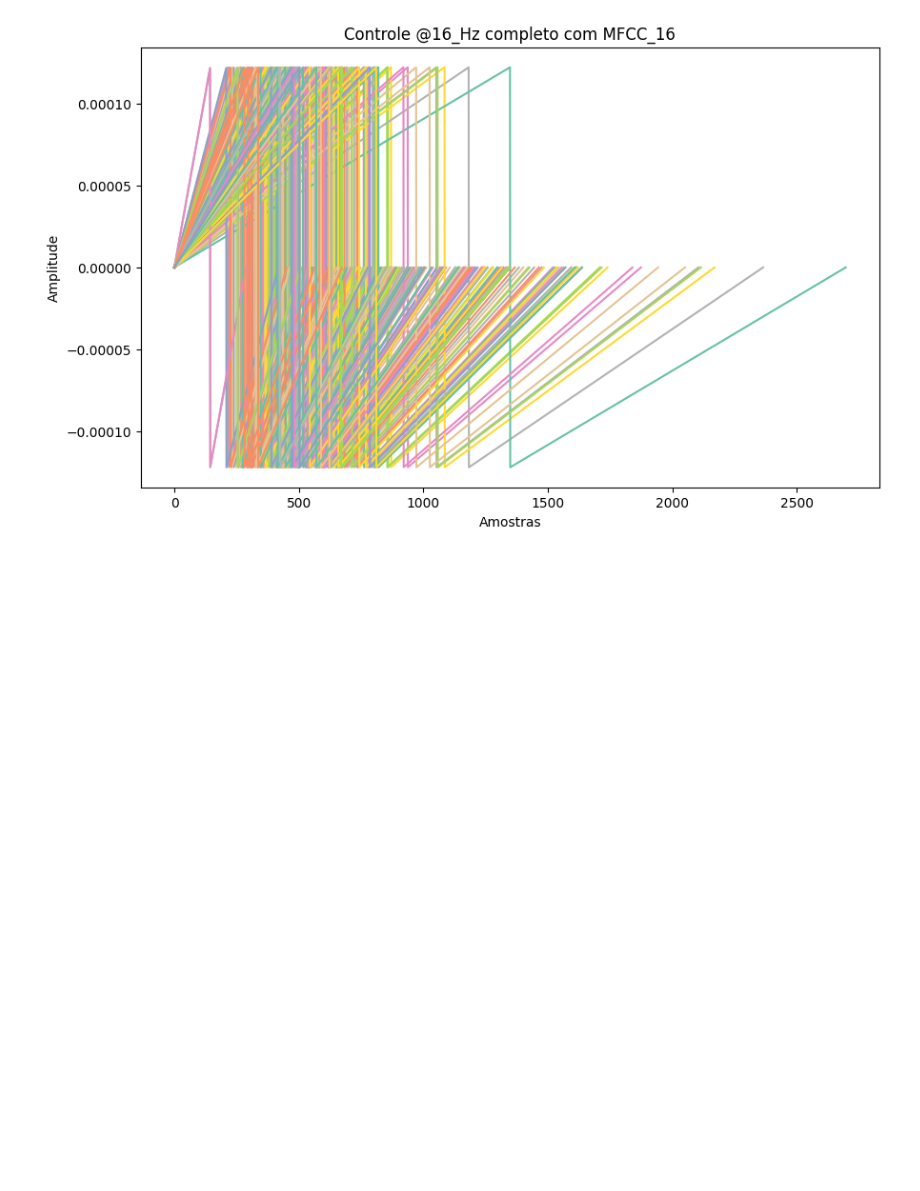
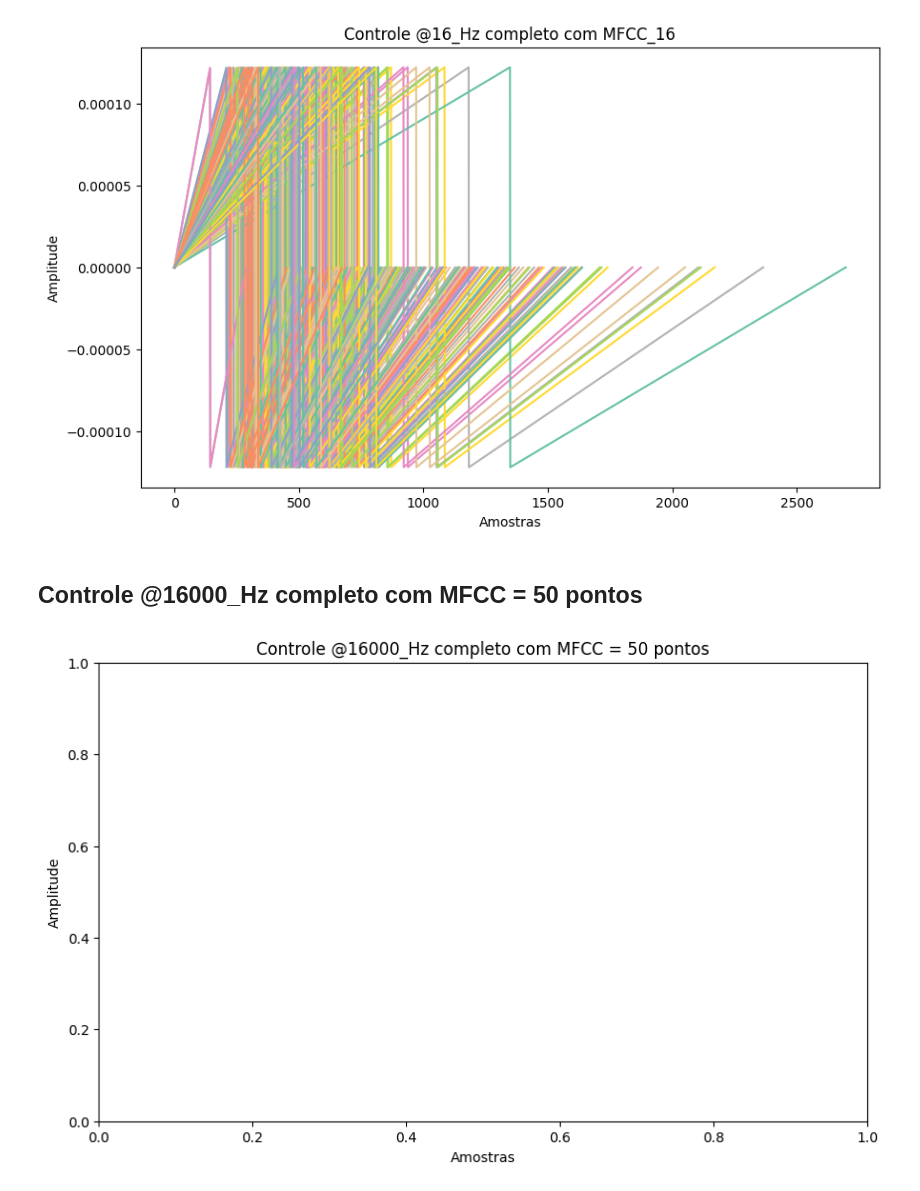
Before and after one commit to WoolierBrooks/AlzheimerDetect-Speech, a Jupyter notebook: scripts/ml_algorithms/01_Graphs.ipynb, the cells around one changed output. Cells and saved outputs as stored; diff of their text form; code cells hidden in the pictures; blank space fills up the shorter version.

```diff
--- a/scripts/ml_algorithms/01_Graphs.ipynb
+++ b/scripts/ml_algorithms/01_Graphs.ipynb
@@ -125,3 +125,33 @@ plt.ylabel("Amplitude")
 plt.show()
 # %% [output]
 [figure]
+# %% [markdown]
+## Controle @16000_Hz completo com MFCC = 50 pontos
+# %%
+# Pasta que contém os arquivos .npy
+folder_path = r"C:\Users\Lenovo\Desktop\IC\[99] Database Final (16000_0)\trimmed_audio\cookie_c\combined_audio"
+
+# Lista todos os arquivos .npy na pasta
+npy_files = [f for f in os.listdir(folder_path) if f.endswith(".npy")]
+
+# Criar uma figura para plotagem única
+plt.figure(figsize=(10, 6))
+
+# Usar uma paleta cíclica em vez de definir manualmente as cores
+palette = sns.color_palette("Set2", n_colors=len(npy_files))
+
+# Para visualizar todos os arquivos em um único gráfico, iterar sobre eles e plotar em uma única chamada
+for idx, npy_file in enumerate(npy_files):
+    # Carregue o arquivo .npy
+    audio_data = np.load(os.path.join(folder_path, npy_file))
+
+    # Plotar o áudio no gráfico, usando cores diferentes para cada arquivo
+    plt.plot(audio_data, label=f"Áudio {idx+1} - {npy_file}", color=palette[idx % len(palette)])
+
+# Adicionar rótulos e legenda
+plt.title("Controle @16000_Hz completo com MFCC = 50 pontos")
+plt.xlabel("Amostras")
+plt.ylabel("Amplitude")
+plt.show()
+# %% [output]
+[figure, added]
```
Also changed, not shown: 4 other files.
